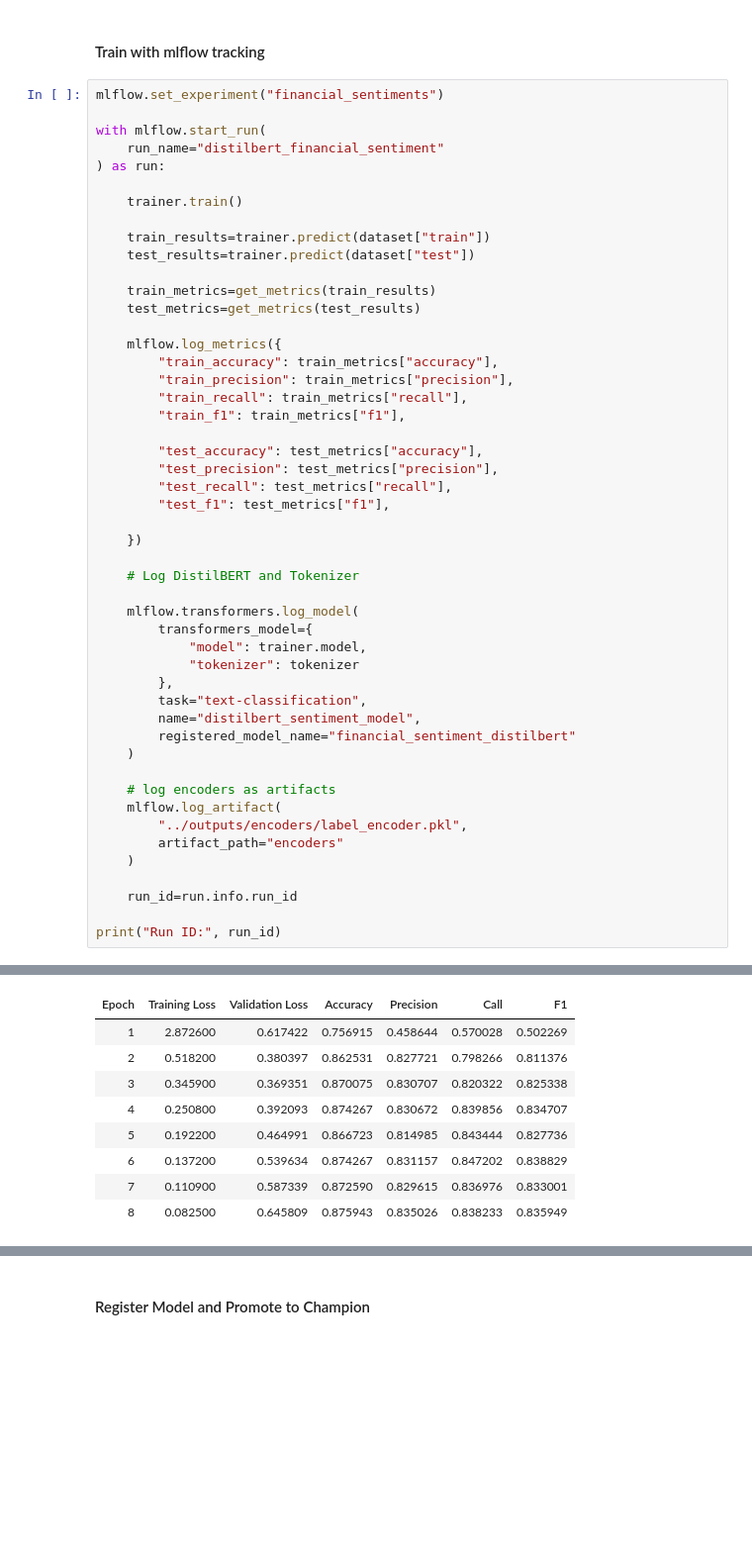
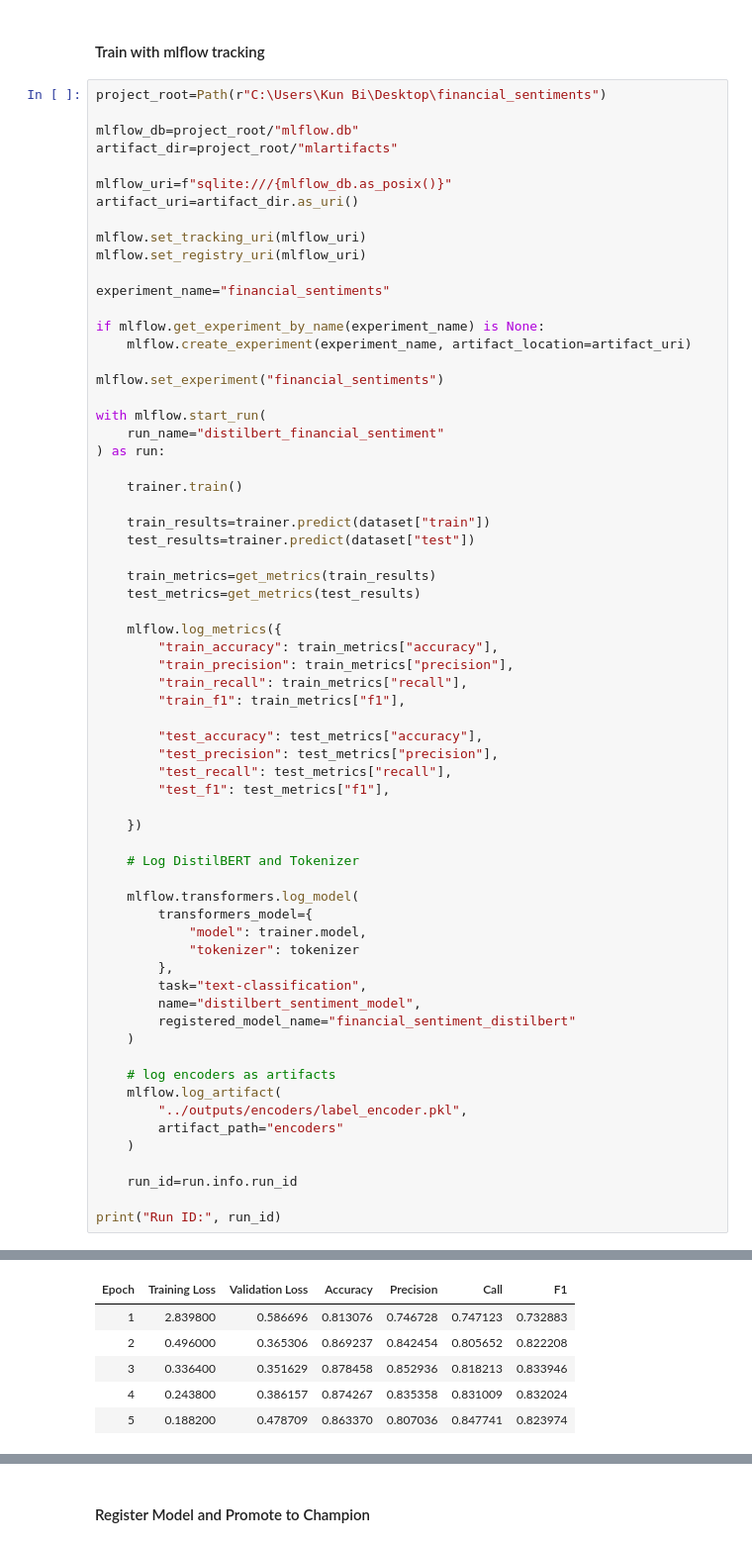
Before and after one commit to kun-2023/Financial-Sentiments-Classification-DistilBERT-project, a Jupyter notebook: notebook/3_Distilbert_model.ipynb, the cells around one changed output, grey strips where cells are left out. Shown at 99% size. Saved outputs shown, nothing was run; the diff lists cells and outputs as text; blank space fills up the shorter version.

```diff
--- a/notebook/3_Distilbert_model.ipynb
+++ b/notebook/3_Distilbert_model.ipynb
@@ -174,6 +175,22 @@ trainer=Trainer(
 # %% [markdown]
 #### Train with mlflow tracking
 # %%
+project_root=Path(r"C:\Users\Kun Bi\Desktop\financial_sentiments")
+
+mlflow_db=project_root/"mlflow.db"
+artifact_dir=project_root/"mlartifacts"
+
+mlflow_uri=f"sqlite:///{mlflow_db.as_posix()}"
+artifact_uri=artifact_dir.as_uri()
+
+mlflow.set_tracking_uri(mlflow_uri)
+mlflow.set_registry_uri(mlflow_uri)
+
+experiment_name="financial_sentiments"
+
+if mlflow.get_experiment_by_name(experiment_name) is None:
+    mlflow.create_experiment(experiment_name, artifact_location=artifact_uri)
+
 mlflow.set_experiment("financial_sentiments")
 
 with mlflow.start_run(
@@ -229,12 +252,9 @@ Trainer is attempting to log a value of "{'LABEL_0': 0, 'LABEL_1': 1, 'LABEL_2':
 | Epoch | Training Loss | Validation Loss | Accuracy | Precision | Call | F1 |
-| 1 | 2.872600 | 0.617422 | 0.756915 | 0.458644 | 0.570028 | 0.502269 |
-| 2 | 0.518200 | 0.380397 | 0.862531 | 0.827721 | 0.798266 | 0.811376 |
-| 3 | 0.345900 | 0.369351 | 0.870075 | 0.830707 | 0.820322 | 0.825338 |
-| 4 | 0.250800 | 0.392093 | 0.874267 | 0.830672 | 0.839856 | 0.834707 |
-| 5 | 0.192200 | 0.464991 | 0.866723 | 0.814985 | 0.843444 | 0.827736 |
-| 6 | 0.137200 | 0.539634 | 0.874267 | 0.831157 | 0.847202 | 0.838829 |
-| 7 | 0.110900 | 0.587339 | 0.872590 | 0.829615 | 0.836976 | 0.833001 |
-| 8 | 0.082500 | 0.645809 | 0.875943 | 0.835026 | 0.838233 | 0.835949 |
+| 1 | 2.839800 | 0.586696 | 0.813076 | 0.746728 | 0.747123 | 0.732883 |
+| 2 | 0.496000 | 0.365306 | 0.869237 | 0.842454 | 0.805652 | 0.822208 |
+| 3 | 0.336400 | 0.351629 | 0.878458 | 0.852936 | 0.818213 | 0.833946 |
+| 4 | 0.243800 | 0.386157 | 0.874267 | 0.835358 | 0.831009 | 0.832024 |
+| 5 | 0.188200 | 0.478709 | 0.863370 | 0.807036 | 0.847741 | 0.823974 |
 [interactive output not drawn]
 [interactive output not drawn]
 Device set to use cuda:0
```
Also changed, not shown: parts of 8 cells of this notebook, 15 other files.
